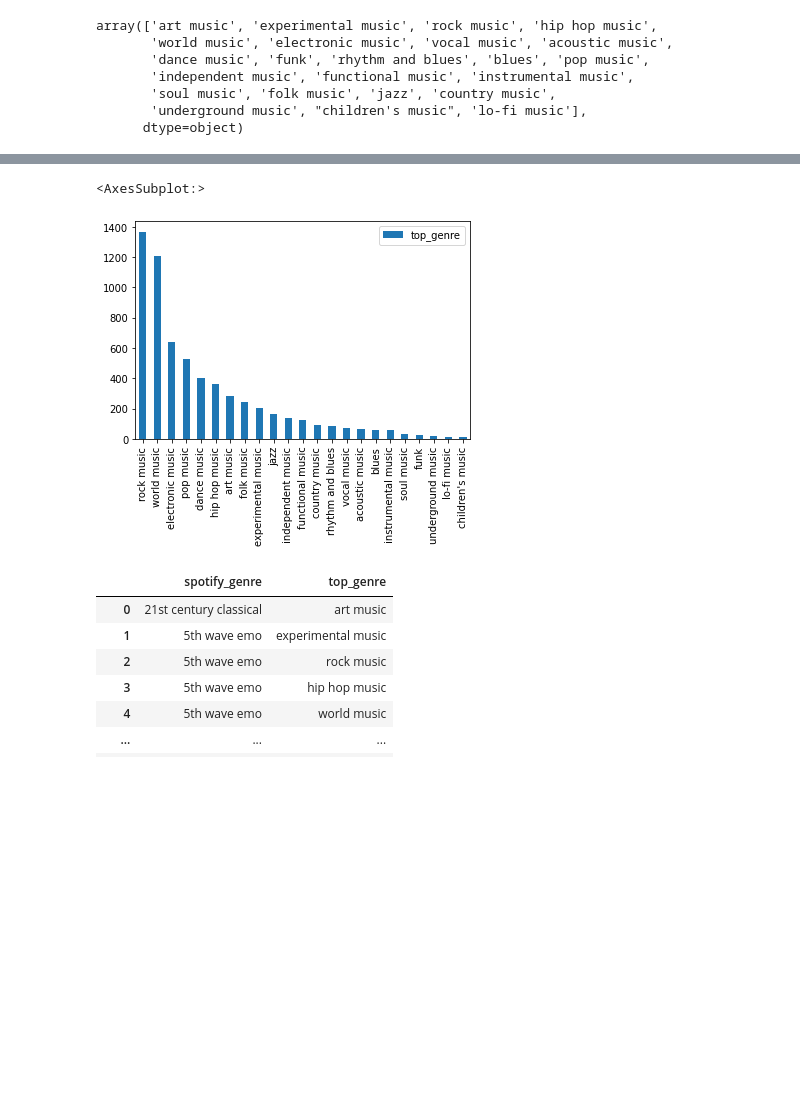
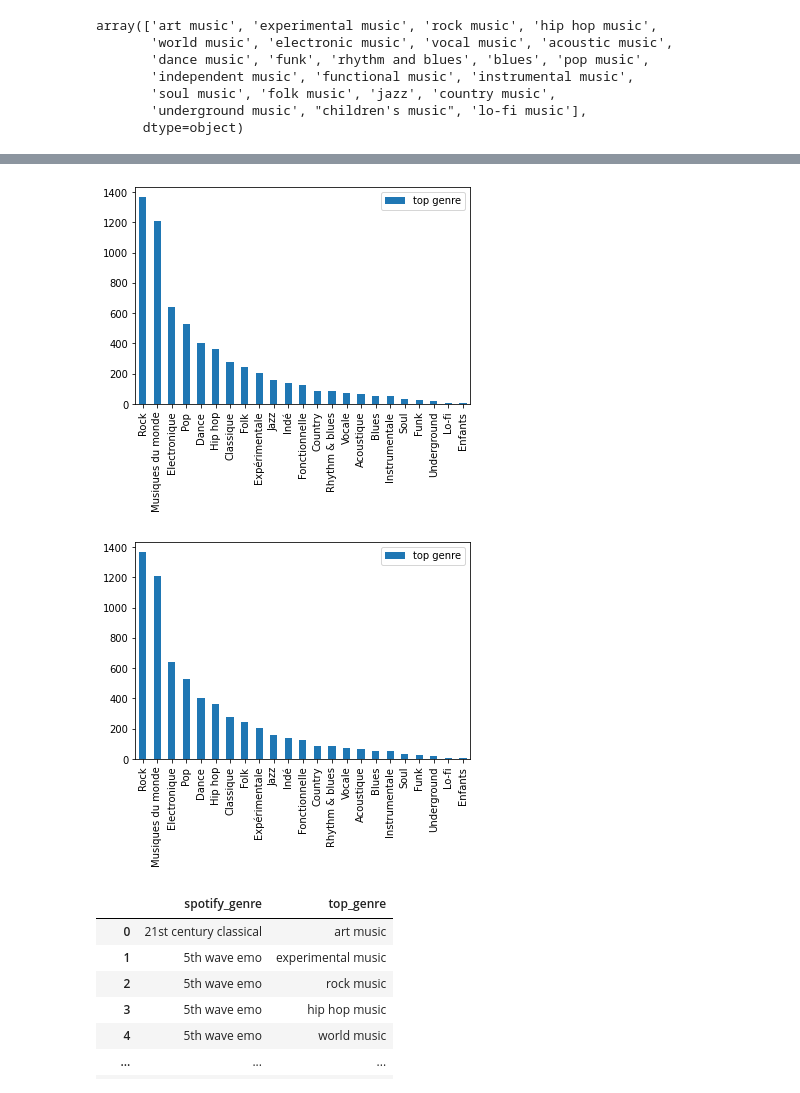
Before and after one commit to cyrillegc/thesis-redux, a Jupyter notebook: stats.ipynb, the cells around one changed output, grey strips where cells are left out. Saved outputs shown, nothing was run; the diff lists cells and outputs as text; code cells hidden in the pictures; blank space fills up the shorter version.

```diff
--- a/stats.ipynb
+++ b/stats.ipynb
@@ -401,3 +401,36 @@ array(['art music', 'experimental music', 'rock music', 'hip hop music',
        'soul music', 'folk music', 'jazz', 'country music',
        'underground music', "children's music", 'lo-fi music'],
       dtype=object)
+# %%
+french_labels = ['Acoustique', 'Classique', 'Blues', "Enfants", 'Country', 'Dance', 'Electronique', 'Expérimentale',
+                'Folk', 'Fonctionnelle', 'Funk', 'Hip hop', 'Indé', 'Instrumentale', 'Jazz', 'Lo-fi', 'Pop',
+                'Rhythm & blues', 'Rock', 'Soul', 'Underground', 'Vocale', 'Musiques du monde']
+genres_id = [
+    'acoustic music',
+    'art music',
+    'blues',
+    "children's music",
+    'country music',
+    'dance music',
+    'electronic music',
+    'experimental music',
+    'folk music',
+    'functional music',
+    'funk',
+    'hip hop music',
+    'independent music',
+    'instrumental music',
+    'jazz',
+    'lo-fi music',
+    'pop music',
+    'rhythm and blues',
+    'rock music',
+    'soul music',
+    'underground music',
+    'vocal music',
+    'world music',
+]
+# %%
+spotify_genres_df = spotify_genres_df.replace(to_replace=genres_id, value=french_labels)
+spotify_genres_df = spotify_genres_df.rename(columns={'top_genre': 'top genre'})
+spotify_genres_df
@@ -404,8 +451,11 @@ array(['art music', 'experimental music', 'rock music', 'hip hop music',
 # %%
-pd.DataFrame(spotify_genres_df['top_genre'].value_counts()).plot.bar()
+test = pd.DataFrame(spotify_genres_df['top genre'].value_counts()).plot.bar()
+fig = test.get_figure()
+fig.savefig('paper/images/plots/genres_distrib.svg', dpi=75, bbox_inches='tight')
+fig
 # %% [output]
-<AxesSubplot:>
-[figure, old version]
+[figure, new version]
+[figure, added]
 # %%
 spotify_genres_df
 # %% [output]
```
Also changed, not shown: parts of 1 cell of this notebook, 9 other files.
